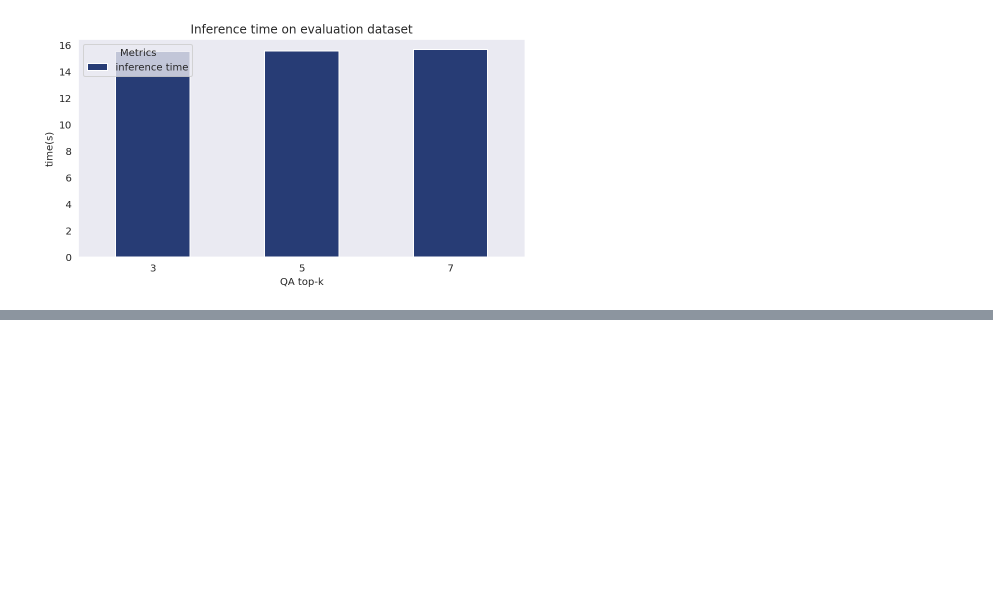
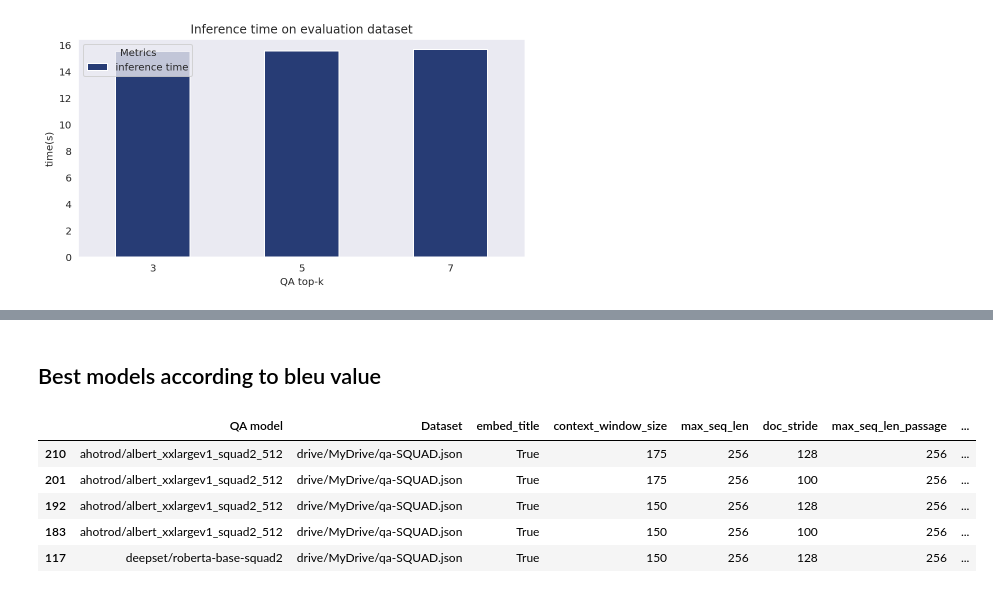
Before and after one commit to MedBot-team/NaBot, a Jupyter notebook: development/qa-server/DPR_QA/Report/Report.ipynb, the cells around one changed output, grey strips where cells are left out. Saved outputs shown, nothing was run; the diff lists cells and outputs as text; code cells hidden in the pictures; blank space fills up the shorter version.

```diff
--- a/development/qa-server/DPR_QA/Report/Report.ipynb
+++ b/development/qa-server/DPR_QA/Report/Report.ipynb
@@ -316,0 +352,11 @@ Text(0, 0.5, 'time(s)')
+# %% [markdown]
+## Best models according to bleu value
+# %%
+df.sort_values('Bleu', ascending=False).head(5)
+# %% [output]
+|  | QA model | Dataset | embed_title | context_window_size | max_seq_len | doc_stride | max_seq_len_passage | ... |
+| 210 | ahotrod/albert_xxlargev1_squad2_512 | drive/MyDrive/qa-SQUAD.json | True | 175 | 256 | 128 | 256 | ... |
+| 201 | ahotrod/albert_xxlargev1_squad2_512 | drive/MyDrive/qa-SQUAD.json | True | 175 | 256 | 100 | 256 | ... |
+| 192 | ahotrod/albert_xxlargev1_squad2_512 | drive/MyDrive/qa-SQUAD.json | True | 150 | 256 | 128 | 256 | ... |
+| 183 | ahotrod/albert_xxlargev1_squad2_512 | drive/MyDrive/qa-SQUAD.json | True | 150 | 256 | 100 | 256 | ... |
+| 117 | deepset/roberta-base-squad2 | drive/MyDrive/qa-SQUAD.json | True | 150 | 256 | 128 | 256 | ... |
```
Also changed, not shown: parts of 7 cells of this notebook.
